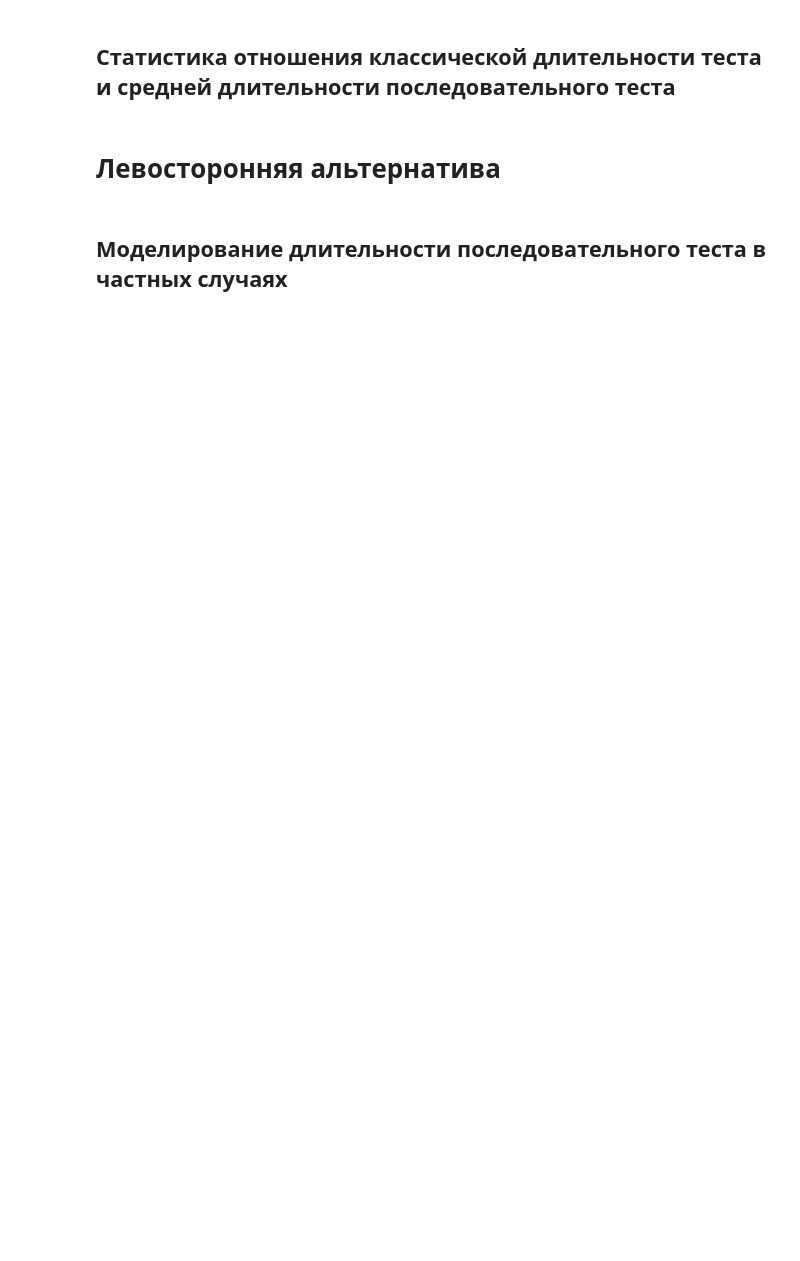
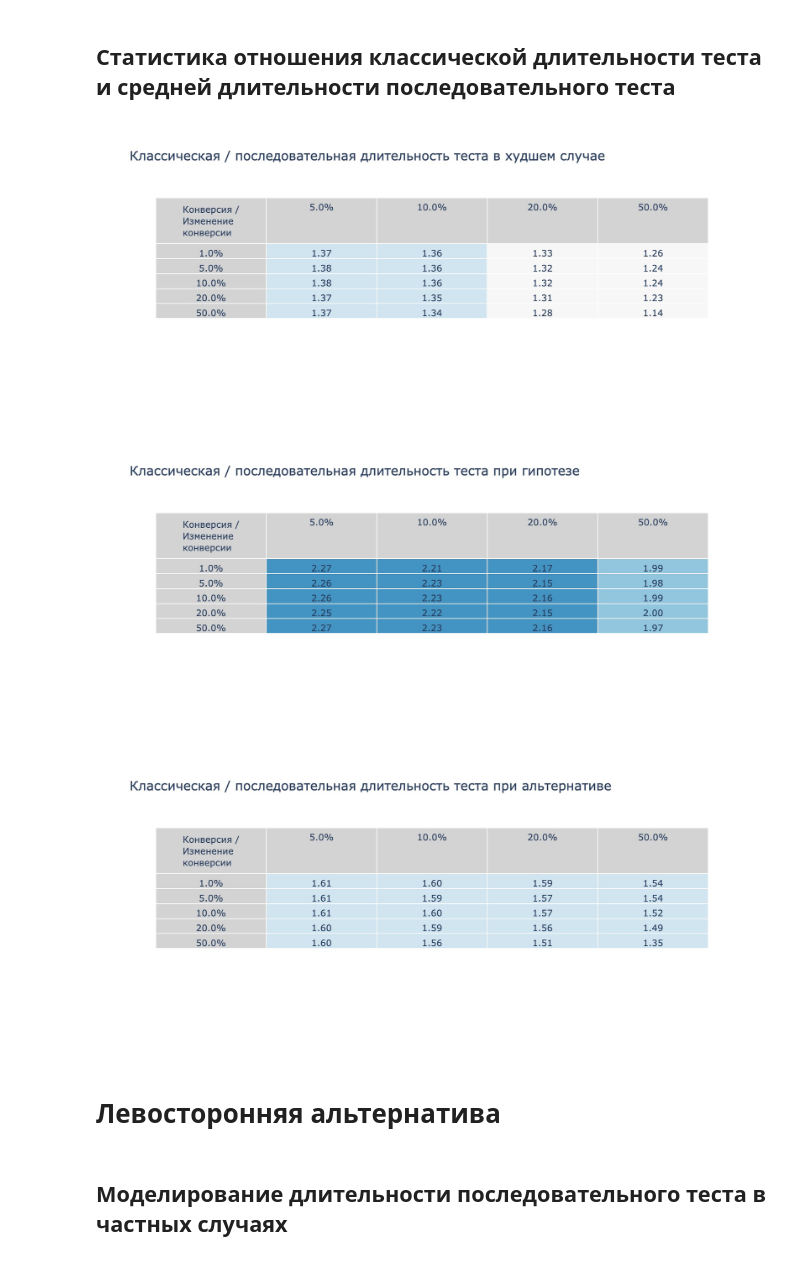
Before and after one commit to Xapulc/wald-sequential-probability-ratio-test, a Jupyter notebook: binary/checking/one_sample/sample_size.ipynb, the cells around one changed output. Drawn from its saved outputs; the diff is of its cells as text; code cells hidden in the pictures; blank space fills up the shorter version.

```diff
--- a/binary/checking/one_sample/sample_size.ipynb
+++ b/binary/checking/one_sample/sample_size.ipynb
@@ -99,36 +93,40 @@ for lift in lift_list:
 
     for p0 in p0_list:
         d = p0 * lift
         p_list = np.linspace(start=p0, stop=p0+d, num=p_cnt)
         classic_duration = classic_sample_size(p0, d, alpha, beta, alternative)
 
         duration_matrix = []
         mean_duration_list = []
 
         for p in p_list:
             res = simulation_sprt(p, iter_size, batch_size,
                                   p0, d, alpha, beta, alternative)
             duration_list = res["duration"]
 
             duration_matrix.append(duration_list)
             mean_duration_list.append(np.mean(duration_list))
 
         max_duration = max(mean_duration_list)
         ratio_max_duration_matrix[-1].append(classic_duration / max_duration)
         ratio_hyp_duration_matrix[-1].append(classic_duration / mean_duration_list[0])
         ratio_alter_duration_matrix[-1].append(classic_duration / mean_duration_list[-1])
 
 for ratio_duration_matrix, sub_title in zip([ratio_max_duration_matrix,
                                              ratio_hyp_duration_matrix,
                                              ratio_alter_duration_matrix],
                                             ["в худшем случае",
                                              "при гипотезе",
                                              "при альтернативе"]):
     title = "Классическая / последовательная длительность теста " + sub_title
     table_show(ratio_duration_matrix, p0_list, lift_list,
-               title=title).show(renderer="svg")
+               title=title).show(renderer="jpeg", width=900, height=400, scale=2)
+# %% [output]
+[figure, added]
+[figure, added]
+[figure, added]
 # %% [markdown]
- # Левосторонняя альтернатива
+# Левосторонняя альтернатива
 # %% [markdown]
 ## Моделирование длительности последовательного теста в частных случаях
 # %%
```
Also changed, not shown: parts of 6 cells of this notebook, 14 other files.
